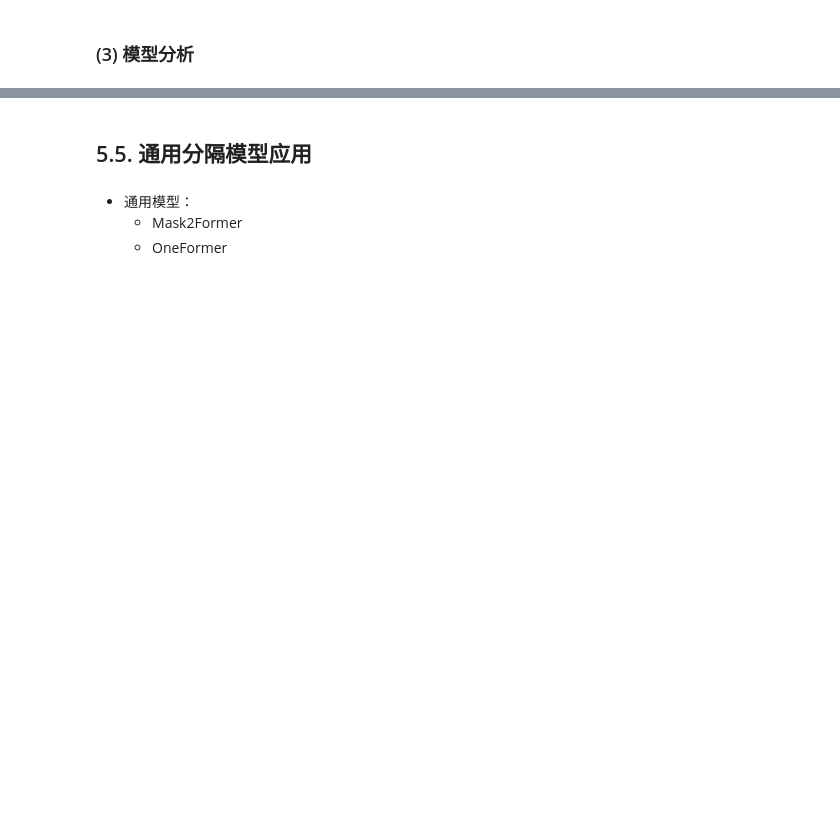
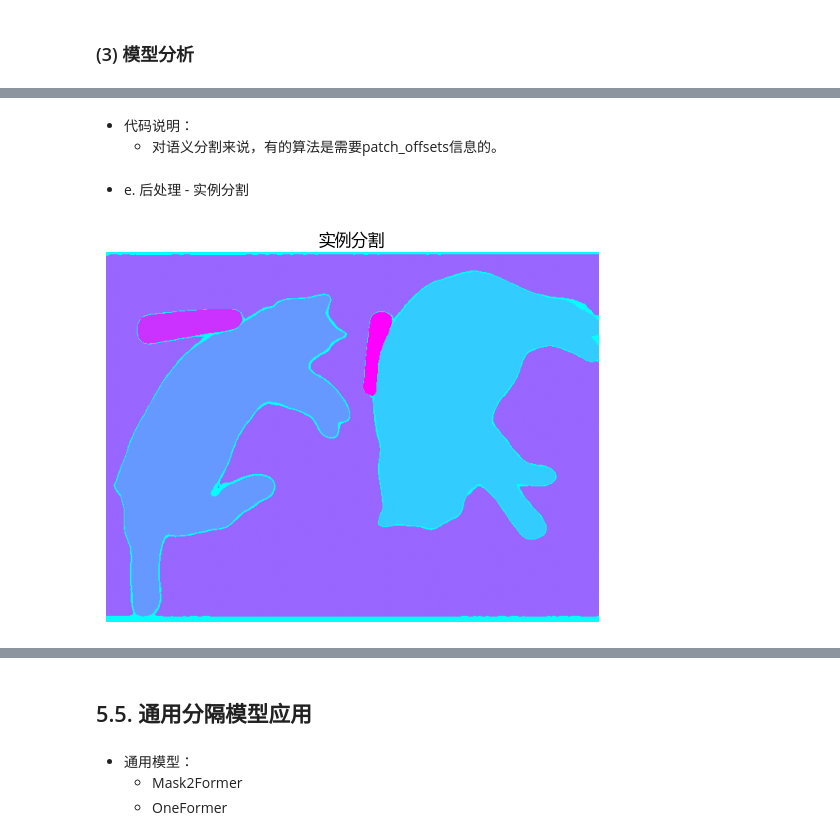
Before and after one commit to QiangAI/AI2026, a Jupyter notebook: transformers/05机器视觉任务处理-04目标分隔.ipynb, the cells around one changed output, grey strips where cells are left out. Drawn from its saved outputs; the diff is of its cells as text; code cells hidden in the pictures; blank space fills up the shorter version.

```diff
--- a/transformers/05机器视觉任务处理-04目标分隔.ipynb
+++ b/transformers/05机器视觉任务处理-04目标分隔.ipynb
@@ -776,0 +989,36 @@ plt.show
+# %% [markdown]
+- 代码说明：
+    - 对语义分割来说，有的算法是需要patch_offsets信息的。
+# %% [markdown]
+- e. 后处理 - 实例分割
+# %%
+model_dir = "F:/03Models/coco_panoptic_eomt_large_640"
+img_file = "./imgs/000000039769.jpg"
+
+processor = EomtImageProcessorFast.from_pretrained(model_dir)
+model = EomtForUniversalSegmentation.from_pretrained(model_dir)
+
+image = Image.open(img_file)
+inputs = processor(images=image, return_tensors="pt").to(device)
+inputs = inputs.to(device)
+model.to(device)
+
+with torch.inference_mode():
+    outputs = model(**inputs)
+
+# 原图像尺寸
+original_image_sizes = [(image.height, image.width)]
+
+# 推理
+predictions = processor.post_process_instance_segmentation(
+    outputs,
+    target_sizes=original_image_sizes,
+)
+
+# 可视化
+plt.imshow(predictions[0]["segmentation"].cpu(), cmap="cool")  # 使用imshow的cmap实现自动颜色映射
+plt.axis("off")
+plt.title("实例分割")
+plt.show()
+# %% [output]
+[figure, added]
```
Also changed, not shown: parts of 38 cells of this notebook, 1 other file.
